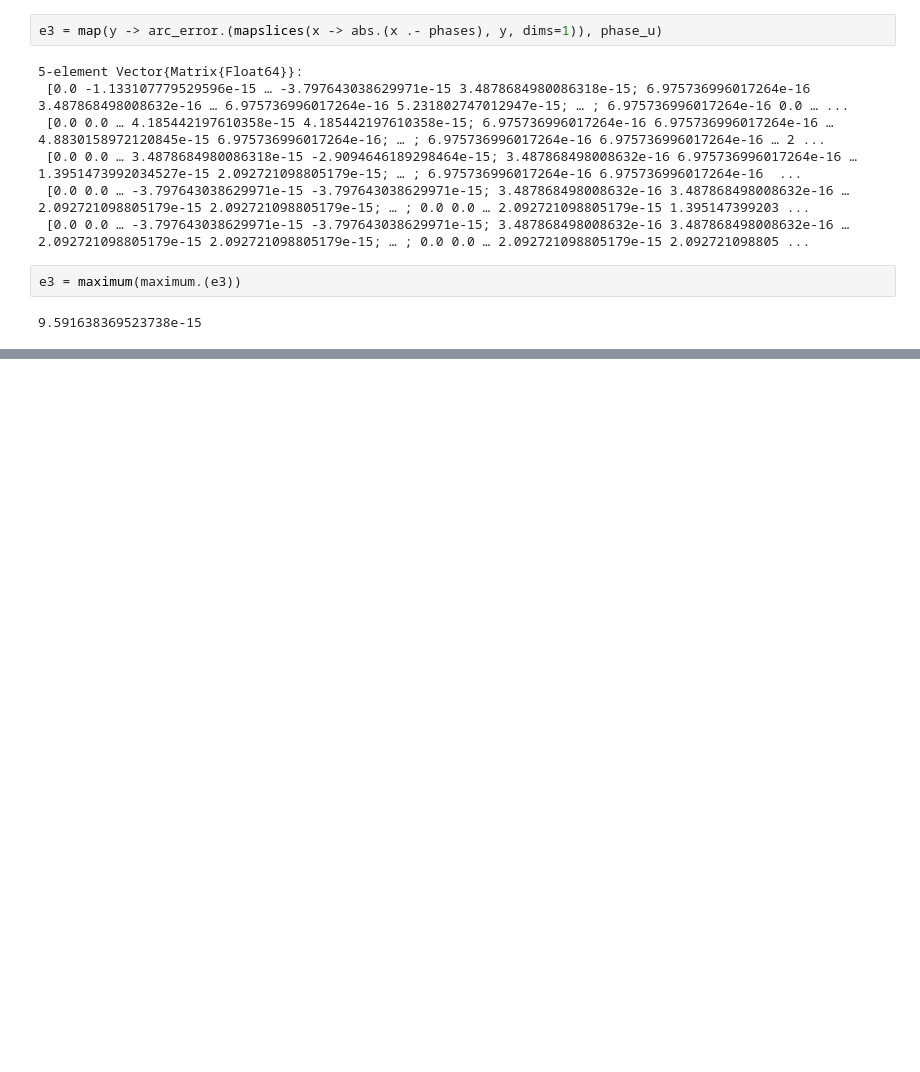
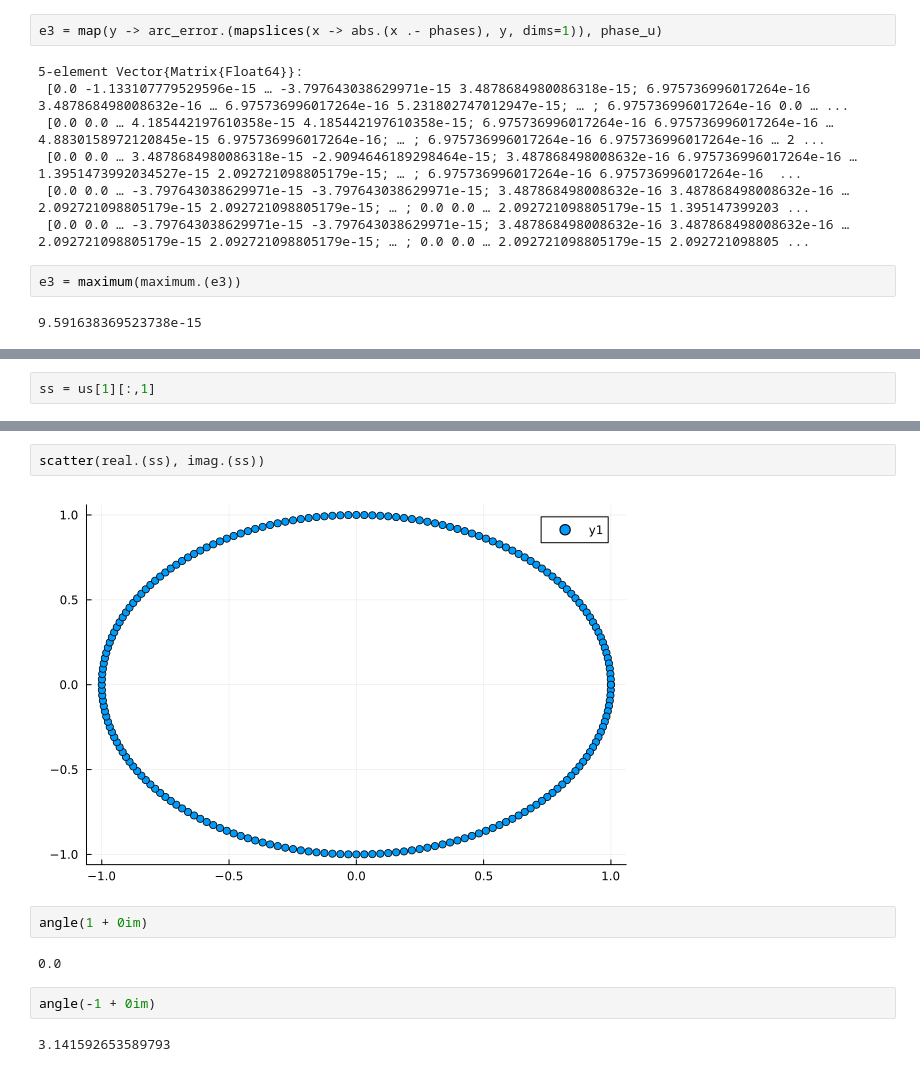
Before and after one commit to wilkieolin/PhasorNetworks.jl, a Jupyter notebook: demos/domains.ipynb, the cells around one changed output, grey strips where cells are left out. Drawn from its saved outputs; the diff is of its cells as text; blank space fills up the shorter version.

```diff
--- a/demos/domains.ipynb
+++ b/demos/domains.ipynb
@@ -161,0 +327,2 @@ e3 = maximum(maximum.(e3))
+# %%
+ss = us[1][:,1]
@@ -161,0 +347,12 @@ e3 = maximum(maximum.(e3))
+# %%
+scatter(real.(ss), imag.(ss))
+# %% [output]
+[figure, added]
+# %%
+angle(1 + 0im)
+# %% [output]
+0.0
+# %%
+angle(-1 + 0im)
+# %% [output]
+3.141592653589793
```
Also changed, not shown: parts of 21 cells of this notebook, 1 other file.
